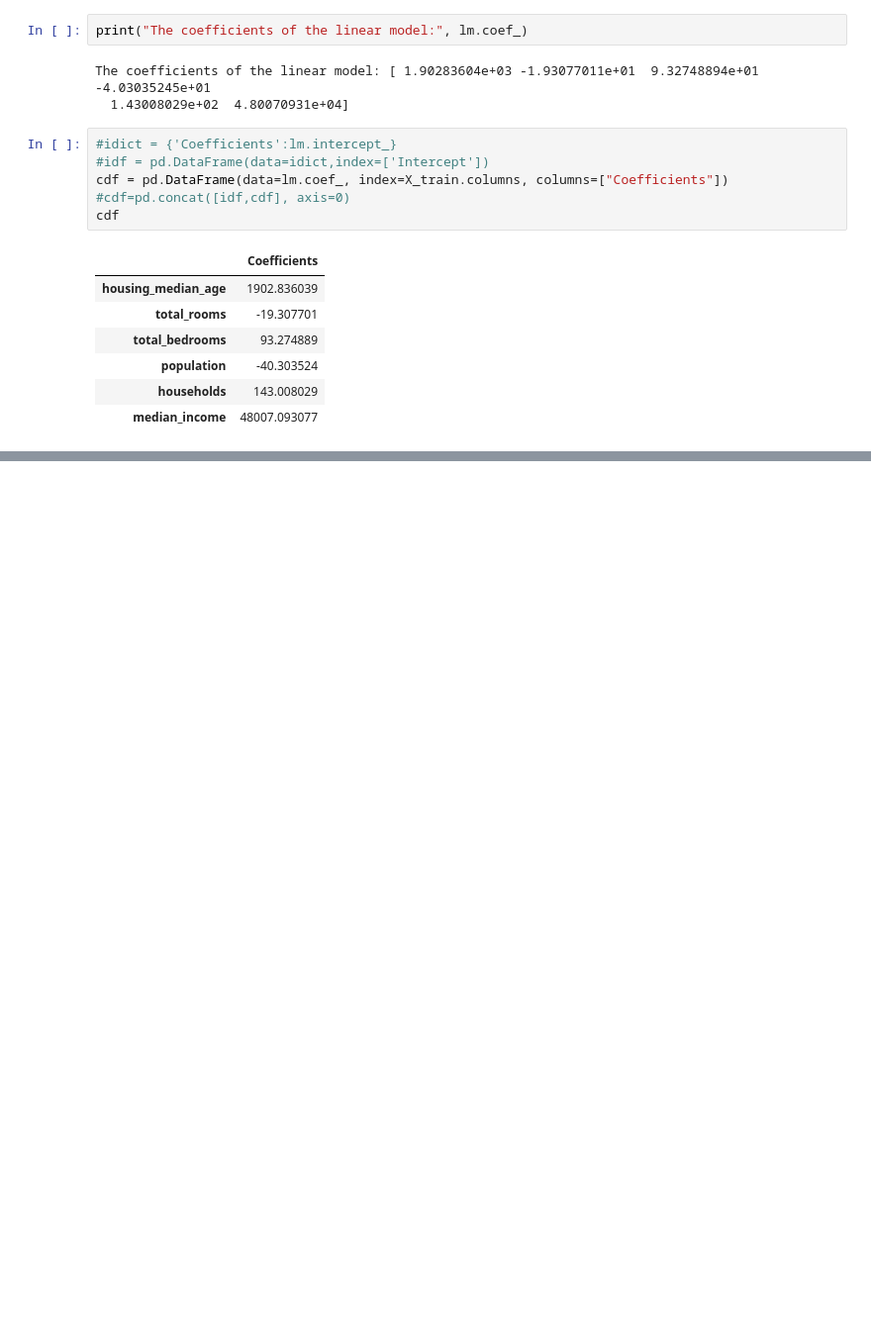
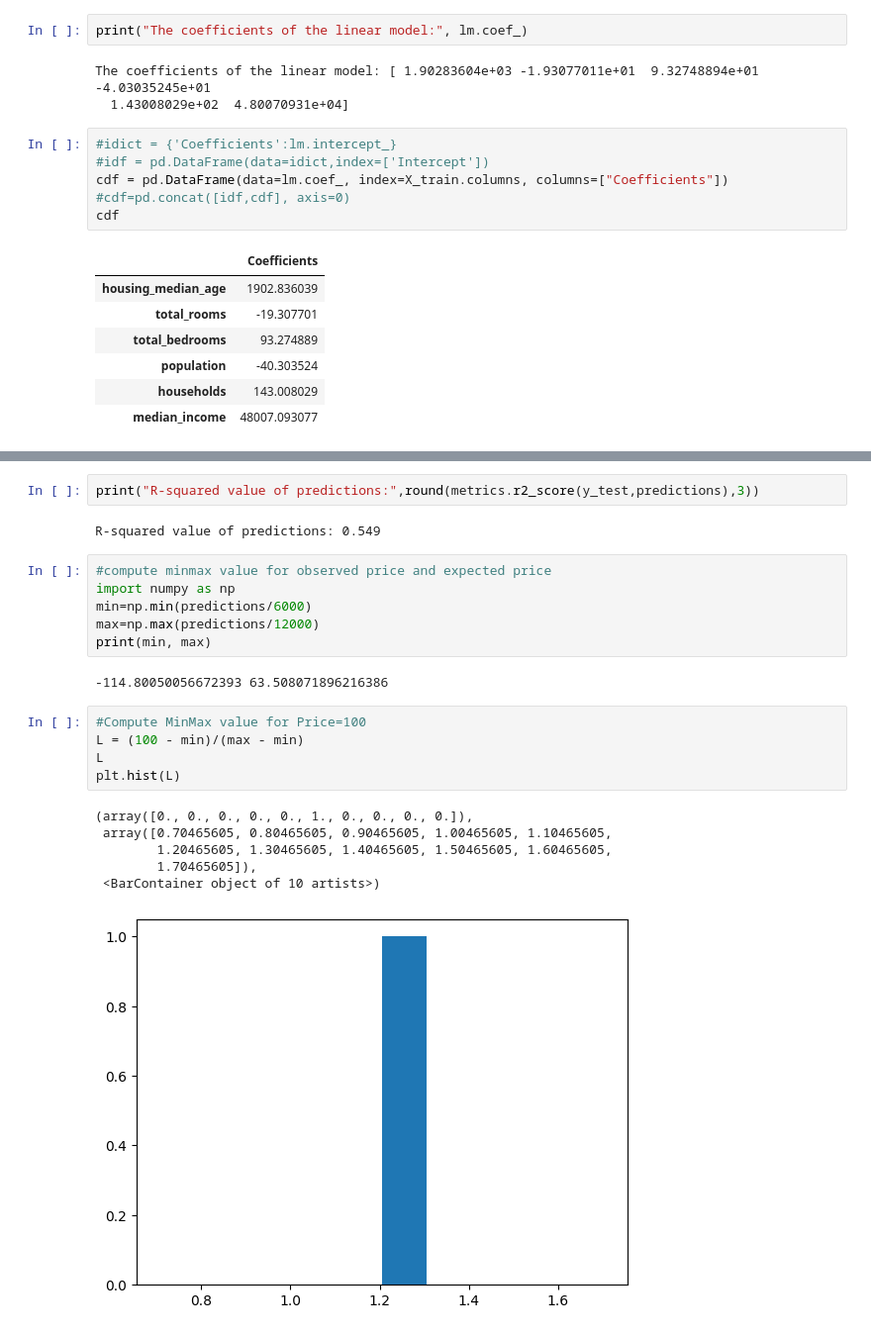
Before and after one commit to 2303A51150/AIML-2025BT17-18, a Jupyter notebook: AIML_A4.ipynb, the cells around one changed output, grey strips where cells are left out. Shown at 99% size. Cells and saved outputs as stored; diff of their text form; blank space fills up the shorter version.

```diff
--- a/AIML_A4.ipynb
+++ b/AIML_A4.ipynb
@@ -210,0 +293,24 @@ cdf
+# %%
+print("R-squared value of predictions:",round(metrics.r2_score(y_test,predictions),3))
+# %% [output]
+R-squared value of predictions: 0.549
+# %%
+#compute minmax value for observed price and expected price
+import numpy as np
+min=np.min(predictions/6000)
+max=np.max(predictions/12000)
+print(min, max)
+# %% [output]
+-114.80050056672393 63.508071896216386
+# %%
+#Compute MinMax value for Price=100
+L = (100 - min)/(max - min)
+L
+plt.hist(L)
+# %% [output]
+(array([0., 0., 0., 0., 0., 1., 0., 0., 0., 0.]),
+ array([0.70465605, 0.80465605, 0.90465605, 1.00465605, 1.10465605,
+        1.20465605, 1.30465605, 1.40465605, 1.50465605, 1.60465605,
+        1.70465605]),
+ <BarContainer object of 10 artists>)
+[figure, added]
```
Also changed, not shown: parts of 18 cells of this notebook.
